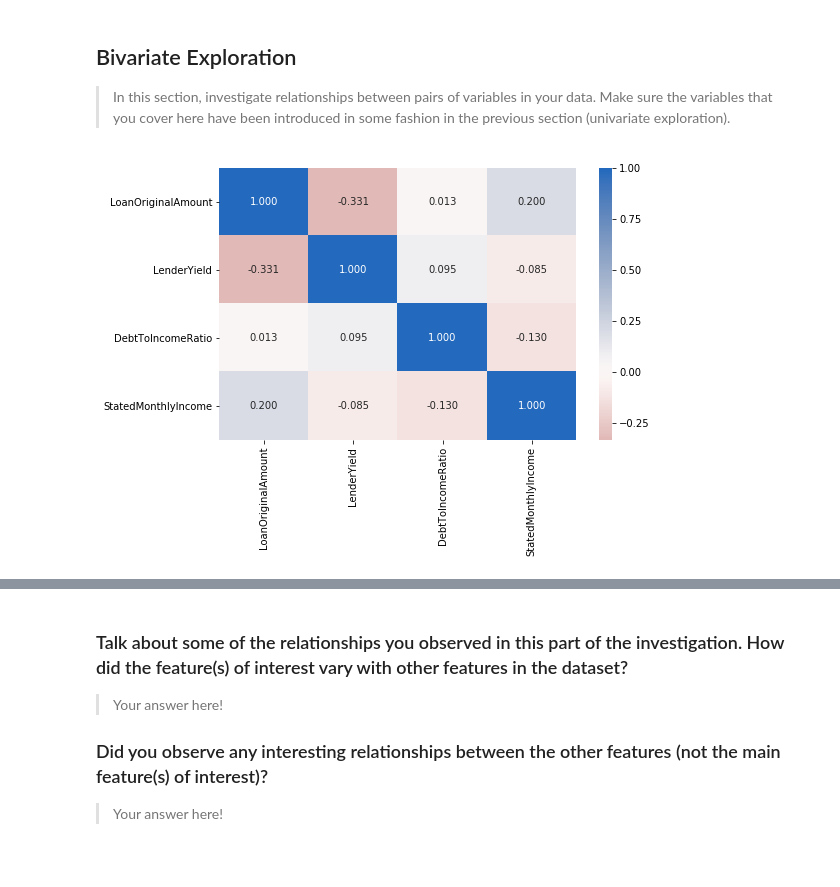
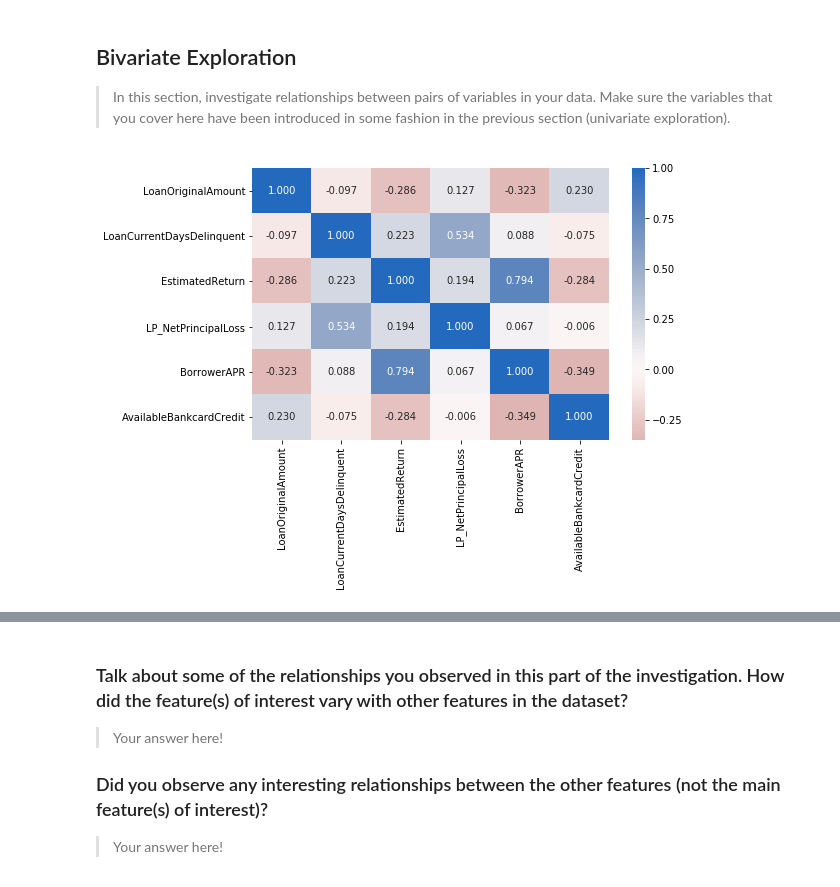
Before and after one commit to ayushayyangar/Data-Visualization-Udacity, a Jupyter notebook: exploration_template.ipynb, the cells around one changed output, grey strips where cells are left out. Drawn from its saved outputs; the diff is of its cells as text; code cells hidden in the pictures.

Commit message:
Add files via upload
Added plots related to bivariate plots including boxplots, violinplots, scatter plots  and heatmaps

```diff
--- a/exploration_template.ipynb
+++ b/exploration_template.ipynb
@@ -315,7 +297,13 @@ categorical_vars = ['CreditScoreRangeLower','CreditScoreRangeUpper','IncomeRange
+# %%
+numeric_vars = ['LoanOriginalAmount','LoanCurrentDaysDelinquent',\
+                'EstimatedReturn','LP_NetPrincipalLoss','BorrowerAPR', 'AvailableBankcardCredit']
+categorical_vars = ['ProsperScore', 'ProsperRating (numeric)']
 # %%
+samples = np.random.choice(df.shape[0],2000,replace = False)
+df_sample = df.loc[samples,:]
 plt.figure(figsize=[8,5])
 sb.heatmap(df[numeric_vars].corr(),annot=True, fmt = '.3f',
            cmap= 'vlag_r', center = 0)
 plt.show()
 # %% [output]
-[figure, old version]
+[figure, new version]
```
Also changed, not shown: parts of 9 cells of this notebook.
